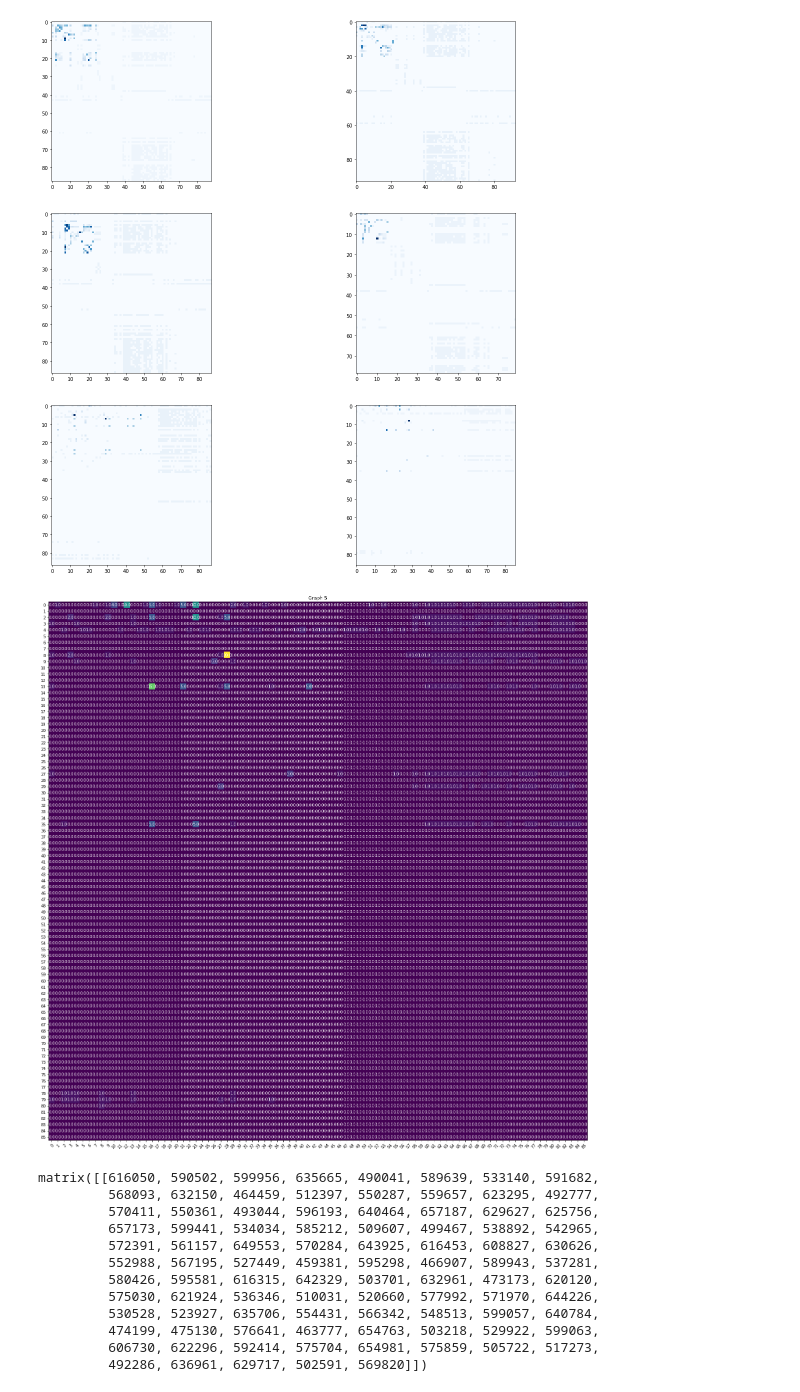
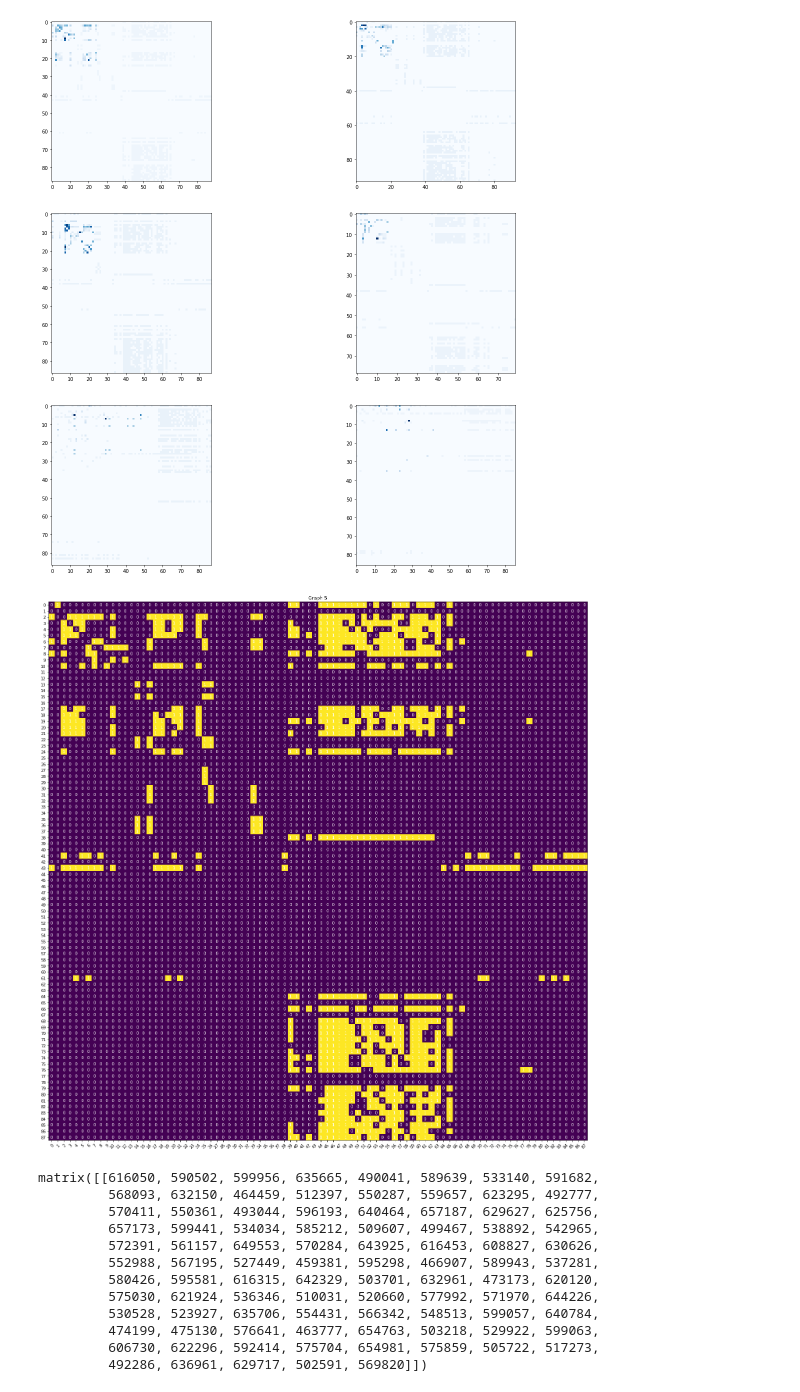
Before and after one commit to AtrayeeNeog/Visualization_2019-20, a Jupyter notebook: python/MC1_Presentation3.ipynb, the cells around one changed output. Cells and saved outputs as stored; diff of their text form; code cells hidden in the pictures.

```diff
--- a/python/MC1_Presentation3.ipynb
+++ b/python/MC1_Presentation3.ipynb
@@ -256,31 +296,33 @@ plt.show()
 [figure]
 # %%
 #fig = plt.figure(figsize=(20, 20))
+a = nx.to_numpy_matrix(templateG)
+
 fig, ax = plt.subplots(1, 1, figsize=(20, 20))
 im = ax.imshow(a)
 
 # We want to show all ticks...
 ax.set_xticks(np.arange(np.size(a, 0)))
 ax.set_yticks(np.arange(np.size(a, 1)))
 # ... and label them with the respective list entries
 #ax.set_xticklabels(np.matrix(graph1G.nodes()))
 #ax.set_yticklabels(np.matrix(graph1G.nodes()))
 
 # Rotate the tick labels and set their alignment.
 plt.setp(ax.get_xticklabels(), rotation=45, ha="right",
          rotation_mode="anchor")
 
 # Loop over data dimensions and create text annotations.
 for i in range(np.size(a, 0)):
     for j in range(np.size(a, 1)):
-        text = ax.text(j, i, a[i, j],
+        text = ax.text(j, i, int(a[i, j]),
                        ha="center", va="center", color="w")
 
 ax.set_title("Graph 5")
 fig.tight_layout()
 plt.show()
 # %% [output]
-[figure, old version]
+[figure, new version]
 # %%
 np.matrix(graph1G.nodes())
 # %% [output]
```
Also changed, not shown: parts of 44 cells of this notebook.
